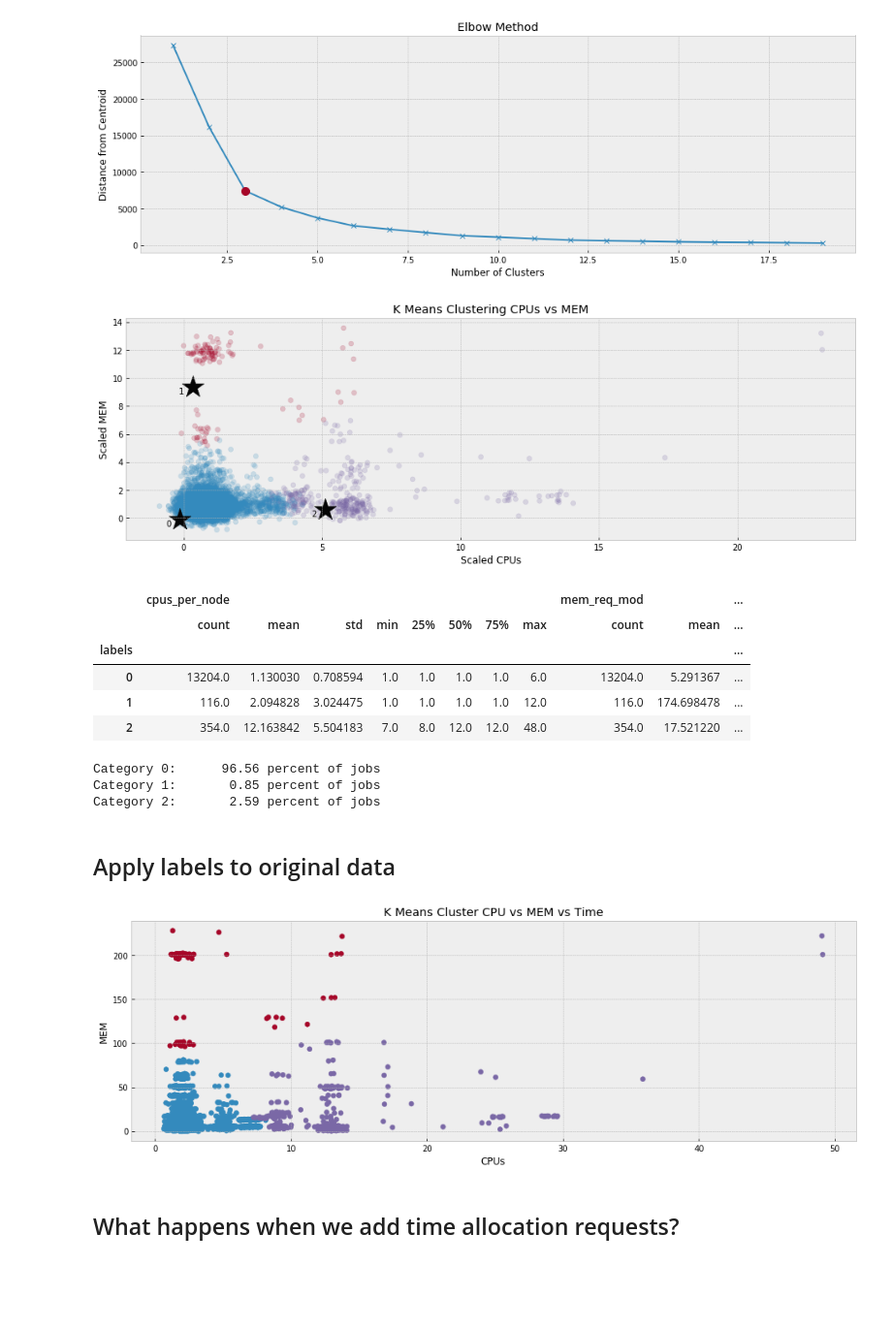
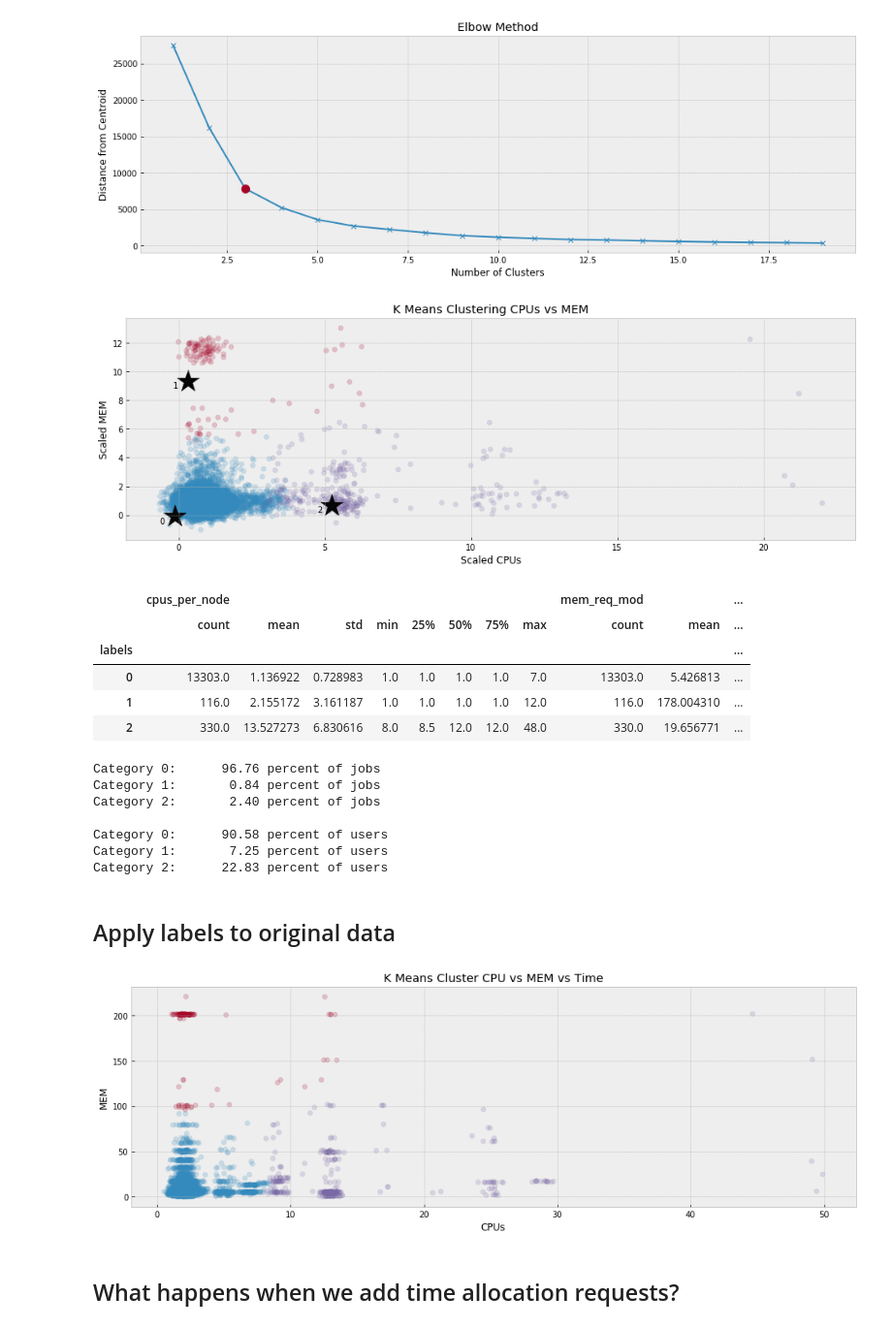
Before and after one commit to keeklund-zz/longleaf_job_analysis, a Jupyter notebook: Allocations.ipynb, the cells around one changed output. Shown at 97% size. Cells and saved outputs as stored; diff of their text form; code cells hidden in the pictures; blank space fills up the shorter version.

```diff
--- a/Allocations.ipynb
+++ b/Allocations.ipynb
@@ -58,5 +58,5 @@ general_df = df.where(df['partition'] == 'general').dropna()
 
 # remove unnecessary features
 features = ['cpus_per_node', 'mem_req_mod', 'timelimit_hrs']
-general_df = general_df[features]
+general_df = general_df[features + ['id_user']]
 del(df)
@@ -123,7 +144,7 @@ plt.title('K Means Clustering CPUs vs MEM');
 for i,c in enumerate(centroids):
     plt.annotate(i, (centroids[i,0]-0.5, centroids[i,1]-0.5))
 # %% [output]
-[figure, old version]
+[figure, new version]
 # %%
 general_df['labels'] = labels
 categories = general_df.groupby('labels')
@@ -132,26 +153,34 @@ categories[['cpus_per_node', 'mem_req_mod']].describe()
 |  | cpus_per_node |  |  |  |  |  |  |  | mem_req_mod |  | ... |
 |  | count | mean | std | min | 25% | 50% | 75% | max | count | mean | ... |
 | labels |  |  |  |  |  |  |  |  |  |  | ... |
-| 0 | 13204.0 | 1.130030 | 0.708594 | 1.0 | 1.0 | 1.0 | 1.0 | 6.0 | 13204.0 | 5.291367 | ... |
-| 1 | 116.0 | 2.094828 | 3.024475 | 1.0 | 1.0 | 1.0 | 1.0 | 12.0 | 116.0 | 174.698478 | ... |
-| 2 | 354.0 | 12.163842 | 5.504183 | 7.0 | 8.0 | 12.0 | 12.0 | 48.0 | 354.0 | 17.521220 | ... |
+| 0 | 13303.0 | 1.136922 | 0.728983 | 1.0 | 1.0 | 1.0 | 1.0 | 7.0 | 13303.0 | 5.426813 | ... |
+| 1 | 116.0 | 2.155172 | 3.161187 | 1.0 | 1.0 | 1.0 | 1.0 | 12.0 | 116.0 | 178.004310 | ... |
+| 2 | 330.0 | 13.527273 | 6.830616 | 8.0 | 8.5 | 12.0 | 12.0 | 48.0 | 330.0 | 19.656771 | ... |
 # %%
 job_count = categories.describe()['cpus_per_node']['count']
+unique_users = categories['id_user'].nunique()
 for i,c in job_count.items():
     print("Category %d: %10.2f percent of jobs" % (i, c/sum(job_count)*100))
+print()
+for i,c in unique_users.items():
+    print("Category %d: %10.2f percent of users" % (i, c/general_df['id_user'].nunique()*100))
 # %% [output]
-Category 0:      96.56 percent of jobs
-Category 1:       0.85 percent of jobs
-Category 2:       2.59 percent of jobs
+Category 0:      96.76 percent of jobs
+Category 1:       0.84 percent of jobs
+Category 2:       2.40 percent of jobs
+
+Category 0:      90.58 percent of users
+Category 1:       7.25 percent of users
+Category 2:      22.83 percent of users
 # %% [markdown]
 ## Apply labels to original data
 # %%
-plt.scatter(utils.add_jitter(general_df['cpus_per_node']), utils.add_jitter(general_df['mem_req_mod']), c=colors)
+plt.scatter(utils.add_jitter(general_df['cpus_per_node']), utils.add_jitter(general_df['mem_req_mod']), alpha=.2, c=colors)
 plt.xlabel('CPUs')
 plt.ylabel('MEM')
 plt.title('K Means Cluster CPU vs MEM vs Time');
 # %% [output]
-[figure, old version]
+[figure, new version]
 # %% [markdown]
 ## What happens when we add time allocation requests?
 # %%
```
Also changed, not shown: parts of 11 cells of this notebook, 1 other file.
